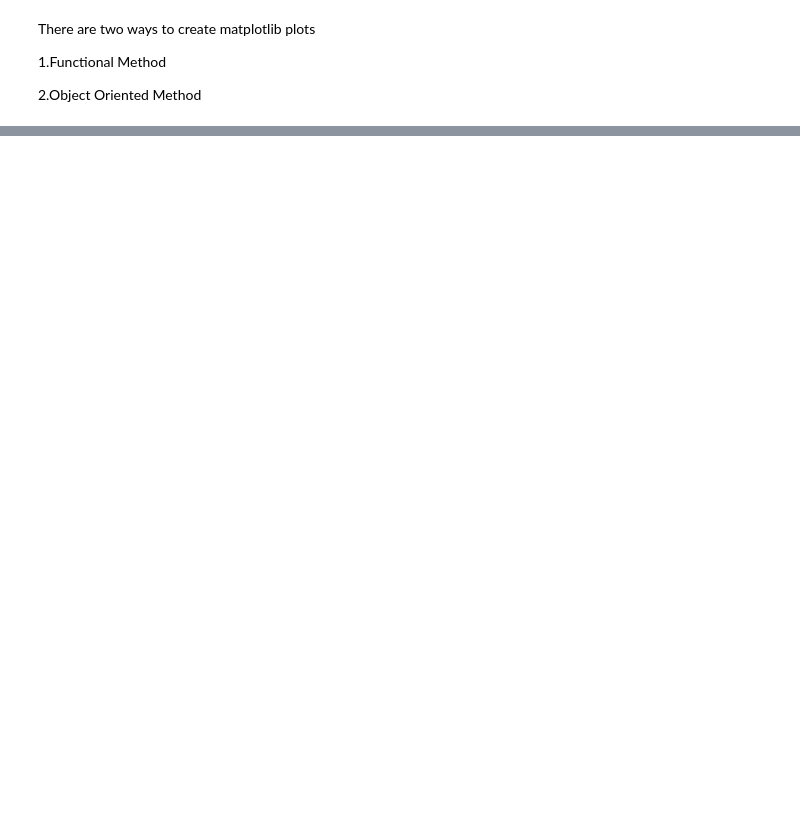
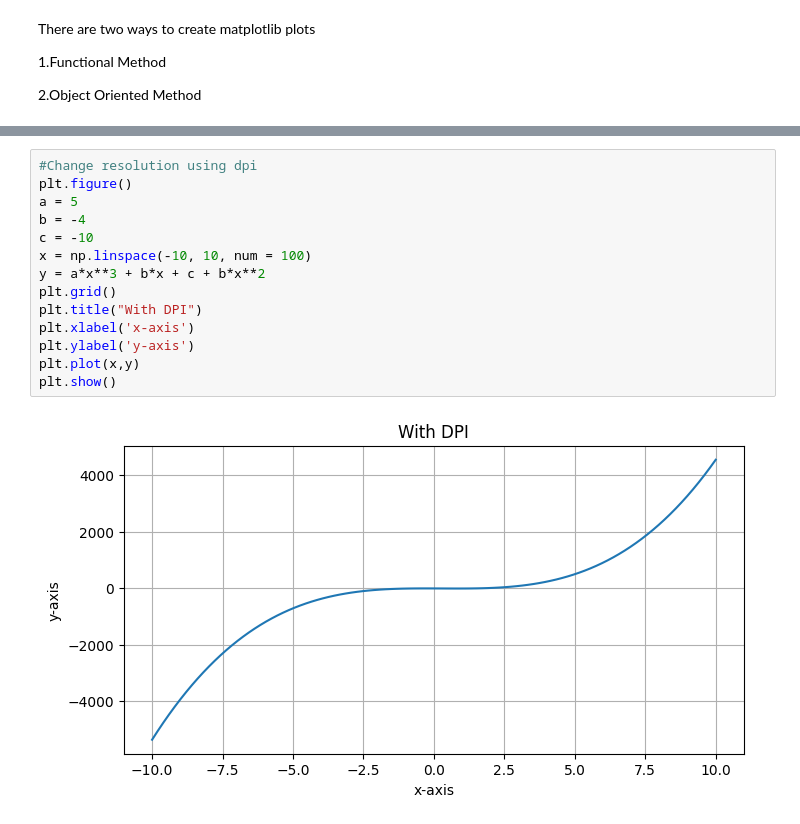
Before and after one commit to aansheeagrwal/python-training, a Jupyter notebook: Matplotlib.ipynb, the cells around one changed output, grey strips where cells are left out. Drawn from its saved outputs; the diff is of its cells as text; blank space fills up the shorter version.

```diff
--- a/Matplotlib.ipynb
+++ b/Matplotlib.ipynb
@@ -278,0 +321,16 @@ matplotlib.pyplot.show()
+# %%
+#Change resolution using dpi
+plt.figure()
+a = 5
+b = -4
+c = -10
+x = np.linspace(-10, 10, num = 100)
+y = a*x**3 + b*x + c + b*x**2
+plt.grid()
+plt.title("With DPI")
+plt.xlabel('x-axis')
+plt.ylabel('y-axis')
+plt.plot(x,y)
+plt.show()
+# %% [output]
+[figure, added]
```
Also changed, not shown: parts of 32 cells of this notebook.
